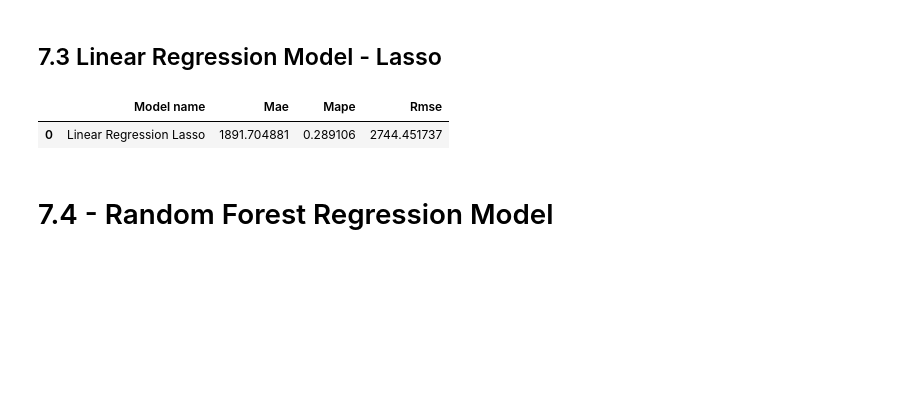
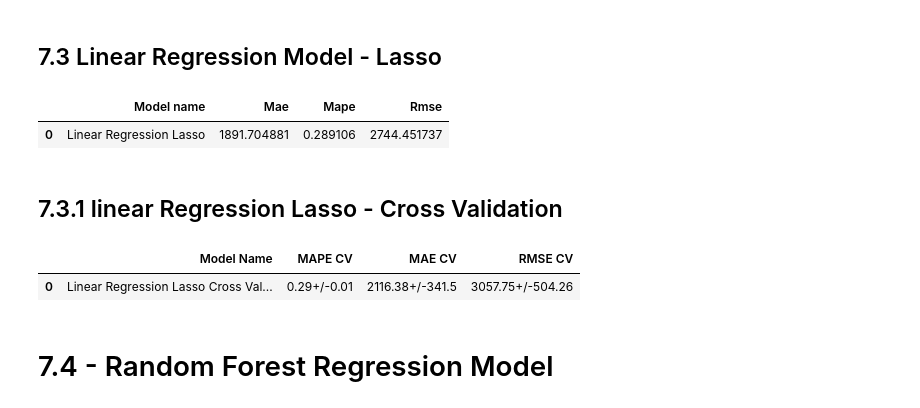
Before and after one commit to guiaraujofreitas/rossmann_estudo, a Jupyter notebook: Store-analise_dados_ modulo_04_1.ipynb, the cells around one changed output. Cells and saved outputs as stored; diff of their text form; code cells hidden in the pictures; blank space fills up the shorter version.

```diff
--- a/Store-analise_dados_ modulo_04_1.ipynb
+++ b/Store-analise_dados_ modulo_04_1.ipynb
@@ -1626,6 +1665,15 @@ lr_lasso
 # https://didatica.tech/como-funciona-o-algoritmo-arvore-de-decisao/ (o que são árovres ciência de dados)
 
 # https://levelup.gitconnected.com/random-forest-regression-209c0f354c84 ( oque é Ronom Forest Regression) - media de todas as árvores de predições
+# %% [markdown]
+## 7.3.1 linear Regression Lasso - Cross Validation
+# %%
+lr_lasso_cv = cross_validation(x_training, 5 ,'Linear Regression Lasso Cross Validation',lrr,verbose=False)
+
+lr_lasso_cv
+# %% [output]
+|  | Model Name | MAPE CV | MAE CV | RMSE CV |
+| 0 | Linear Regression Lasso Cross Val... | 0.29+/-0.01 | 2116.38+/-341.5 | 3057.75+/-504.26 |
 # %% [markdown]
 # 7.4 - Random Forest Regression Model
 # %%
```
Also changed, not shown: parts of 18 cells of this notebook.
